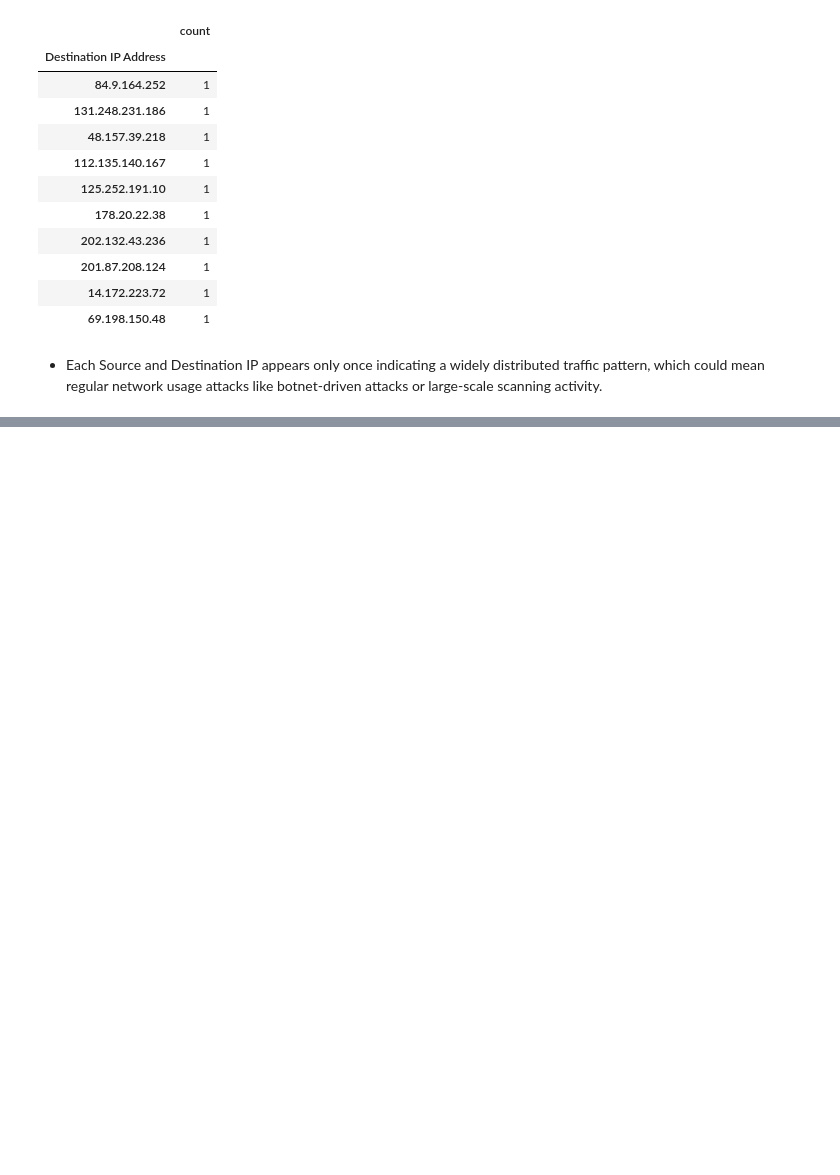
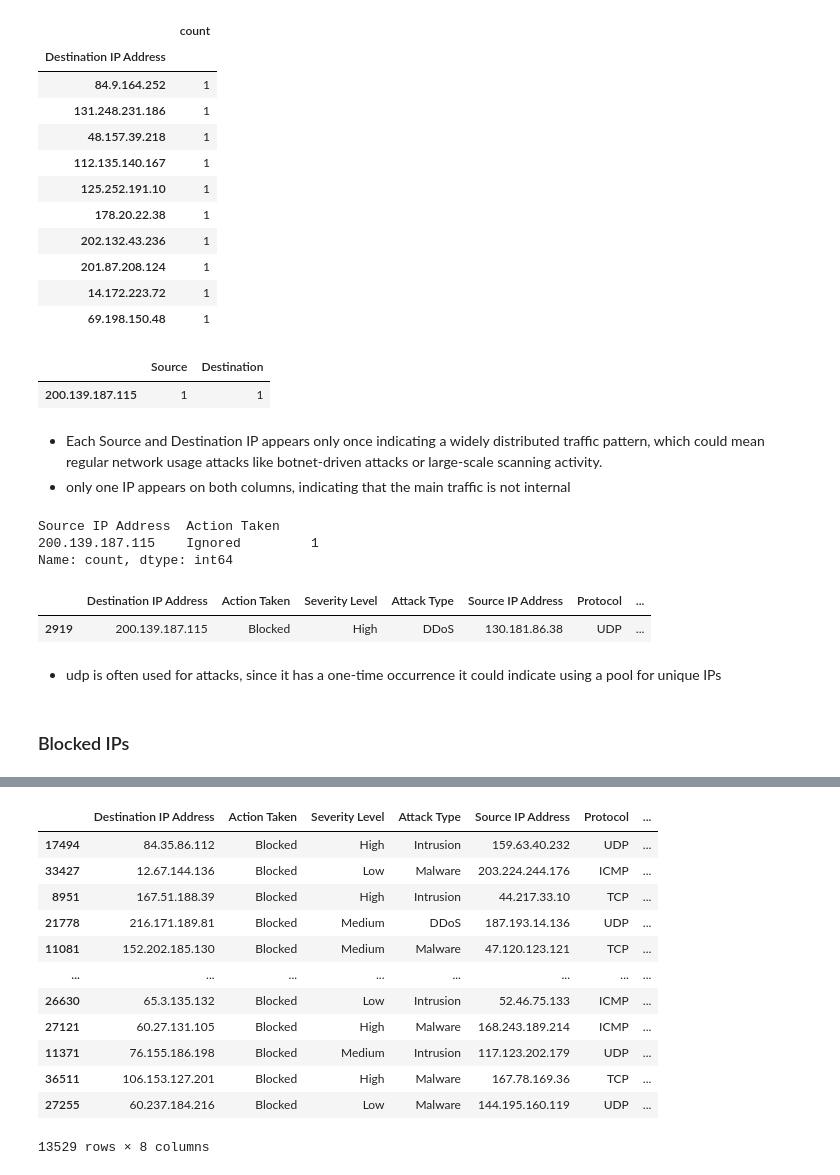
Before and after one commit to natfaria/cyberAttack, a Jupyter notebook: cyberattacks/notebooks/EDA.ipynb, the cells around one changed output, grey strips where cells are left out. Drawn from its saved outputs; the diff is of its cells as text; code cells hidden in the pictures; blank space fills up the shorter version.

```diff
--- a/cyberattacks/notebooks/EDA.ipynb
+++ b/cyberattacks/notebooks/EDA.ipynb
@@ -470,5 +482,52 @@ Top 10 Destination IP Addresses:
 | 201.87.208.124 | 1 |
 | 14.172.223.72 | 1 |
 | 69.198.150.48 | 1 |
+# %%
+# IPs that appear in both columns
+display(pd.merge(
+    df["Source IP Address"].value_counts().rename("Source"),
+    df["Destination IP Address"].value_counts().rename("Destination"),
+    left_index=True,
+    right_index=True,
+    how="inner"
+))
+# %% [output]
+|  | Source | Destination |
+| 200.139.187.115 | 1 | 1 |
 # %% [markdown]
 - Each Source and Destination IP appears only once indicating a widely distributed traffic pattern, which could mean regular network usage attacks like botnet-driven attacks or large-scale scanning activity.
+- only one IP appears on both columns, indicating that the main traffic is not internal
+# %%
+# what happened in action taken for the ip
+ip_address = "200.139.187.115"
+df[df["Source IP Address"] == ip_address][["Source IP Address", "Action Taken"]].value_counts()
+# %% [output]
+Source IP Address  Action Taken
+200.139.187.115    Ignored         1
+Name: count, dtype: int64
+# %%
+df[df["Destination IP Address"] == ip_address][["Destination IP Address", "Action Taken", "Severity Level", "Attack Type", "Source IP Address", "Protocol", "Geo-location Data"]]
+# %% [output]
+|  | Destination IP Address | Action Taken | Severity Level | Attack Type | Source IP Address | Protocol | ... |
+| 2919 | 200.139.187.115 | Blocked | High | DDoS | 130.181.86.38 | UDP | ... |
+# %% [markdown]
+- udp is often used for attacks, since it has a one-time occurrence it could indicate using a pool for unique IPs
+# %% [markdown]
+### Blocked IPs
+# %%
+# Save the blocked IPs by timestamp
+blocked_ips = df[df["Action Taken"] == "Blocked"]
+[["Destination IP Address",
+  "Action Taken",
+  "Severity Level",
+  "Attack Type",
+  "Source IP Address",
+  "Protocol",
+  "Geo-location Data",
+  "Timestamp"]
+  ].sort_values(by="Timestamp")
+
+# Print selected IPs
+logger.info("Blocked IPs with Timestamps and Attack Type:")
+blocked_ips
+# %% [output]
@@ -474,0 +535,13 @@ Top 10 Destination IP Addresses:
+|  | Destination IP Address | Action Taken | Severity Level | Attack Type | Source IP Address | Protocol | ... |
+| 17494 | 84.35.86.112 | Blocked | High | Intrusion | 159.63.40.232 | UDP | ... |
+| 33427 | 12.67.144.136 | Blocked | Low | Malware | 203.224.244.176 | ICMP | ... |
+| 8951 | 167.51.188.39 | Blocked | High | Intrusion | 44.217.33.10 | TCP | ... |
+| 21778 | 216.171.189.81 | Blocked | Medium | DDoS | 187.193.14.136 | UDP | ... |
+| 11081 | 152.202.185.130 | Blocked | Medium | Malware | 47.120.123.121 | TCP | ... |
+| ... | ... | ... | ... | ... | ... | ... | ... |
+| 26630 | 65.3.135.132 | Blocked | Low | Intrusion | 52.46.75.133 | ICMP | ... |
+| 27121 | 60.27.131.105 | Blocked | High | Malware | 168.243.189.214 | ICMP | ... |
+| 11371 | 76.155.186.198 | Blocked | Medium | Intrusion | 117.123.202.179 | UDP | ... |
+| 36511 | 106.153.127.201 | Blocked | High | Malware | 167.78.169.36 | TCP | ... |
+| 27255 | 60.237.184.216 | Blocked | Low | Malware | 144.195.160.119 | UDP | ... |
+13529 rows × 8 columns
```
Also changed, not shown: parts of 8 cells of this notebook, 1 other file.
